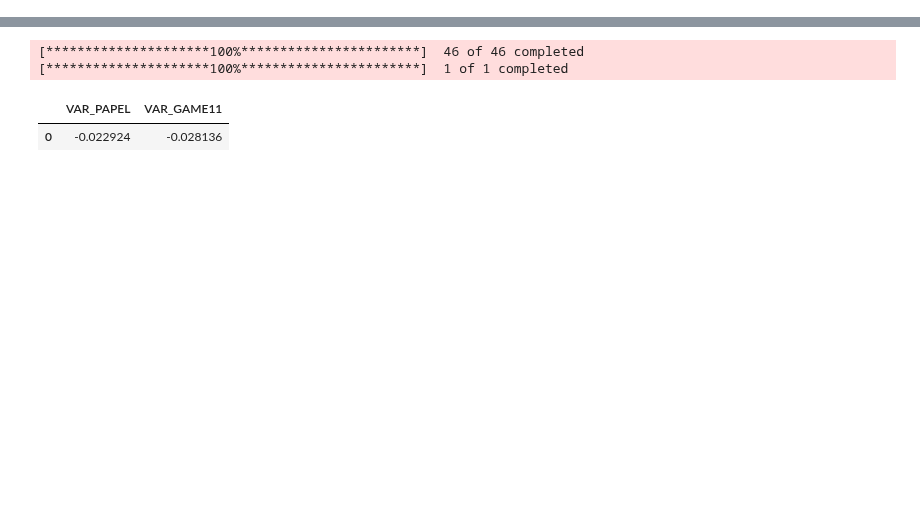
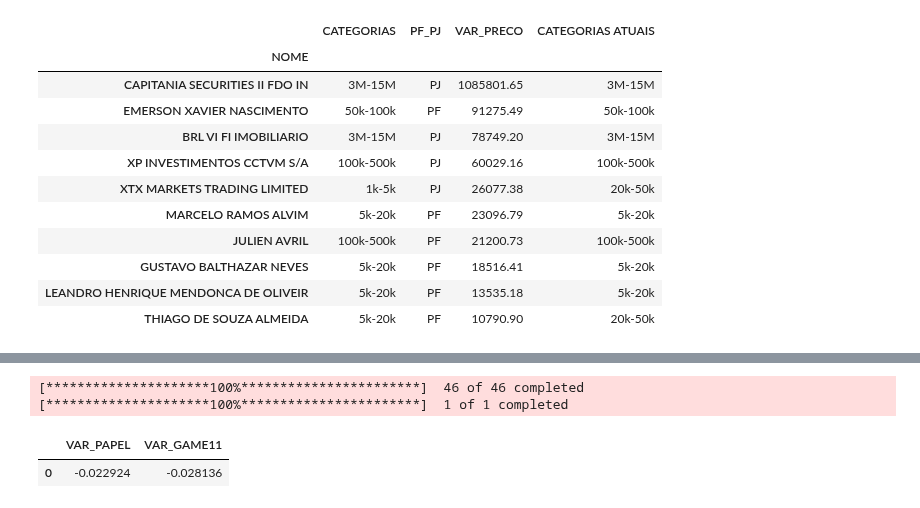
Before and after one commit to LucasFranco-guardian/Relat-rios-Passivo, a Jupyter notebook: MonthxWeek_GAME.ipynb, the cells around one changed output, grey strips where cells are left out. Cells and saved outputs as stored; diff of their text form; code cells hidden in the pictures; blank space fills up the shorter version.

```diff
--- a/MonthxWeek_GAME.ipynb
+++ b/MonthxWeek_GAME.ipynb
@@ -18,12 +18,12 @@ dfVENDA = dfMENSAL.query('OPERAÇÃO == "Venda"')
 
 dfCOMPRA_final = dfCOMPRA.groupby(['DOCUMENTO'], as_index=False).agg({'DOCUMENTO':'first','NOME':'first','PF_PJ':'first','TOTAL':'first','TOTAL_NOVO':'last','VAR_COTAS':'sum',
                                                                       'OPERAÇÃO':'first','FINANCEIRO_ATUAL':'first','FINANCEIRO_NOVO':'last', 'VAR_PRECO':'sum','CATEGORIAS ATUAIS':'last',
-                                                                      'CATEGORIAS ANTIGAS':'first','Participação_sup':'sum','ENTRADA_GARE15':'first','ENTRADA_GALG15':'first','DATA':'first',
+                                                                      'CATEGORIAS ANTIGAS':'first','Participação_sup':'sum','DATA':'first',
                                                                       'CATEGORIAS':'first'})
 
 dfVENDA_final = dfVENDA.groupby(['DOCUMENTO'], as_index=False).agg({'DOCUMENTO':'first','NOME':'first','PF_PJ':'first','TOTAL':'first','TOTAL_NOVO':'last','VAR_COTAS':'sum',
                                                                     'OPERAÇÃO':'first','FINANCEIRO_ATUAL':'first','FINANCEIRO_NOVO':'last','VAR_PRECO':'sum','CATEGORIAS ATUAIS':'last',
-                                                                    'CATEGORIAS ANTIGAS':'first','Participação_sup':'sum','ENTRADA_GARE15':'first','ENTRADA_GALG15':'first','DATA':'first',
+                                                                    'CATEGORIAS ANTIGAS':'first','Participação_sup':'sum','DATA':'first',
                                                                     'CATEGORIAS':'first'})
 
 total_compra = dfCOMPRA['VAR_PRECO'].sum()
@@ -249,28 +279,39 @@ plt.show()
 # %%
 cat = 'CATEGORIAS'
 cat_atuais = 'CATEGORIAS ATUAIS'
 Nome = 'NOME'
 doc = 'DOCUMENTO'
 fin_mov = 'VAR_PRECO'
 qtde_mov = 'VAR_COTAS'
 Op = 'OPERAÇÃO'
 tipo = 'PF_PJ'
-of = 'ENTRADA_GARE15'
-of2 = 'ENTRADA_GALG15'
 
-TOP10_Compra = dfCOMPRA_final[[Nome,cat,tipo,fin_mov,cat_atuais,of,of2]]
+TOP10_Compra = dfCOMPRA_final[[Nome,cat,tipo,fin_mov,cat_atuais]]
 
 TOP10_Compra = TOP10_Compra.sort_values(by = ['VAR_PRECO'], ascending=False).iloc[:10, :]
 
 TOP10_Compra['VAR_PRECO'] = TOP10_Compra['VAR_PRECO'].apply(lambda x: '{:.2f}'.format(x))
 
 TOP10_Compra = TOP10_Compra.set_index('NOME')
 
 mapear = {1: '0-1k', 2:'1k-5k', 3:'5k-20k', 4:'20k-50k', 5:'50k-100k', 6:'100k-500k', 7:'500k-1M', 8:'1M-3M', 9:'3M-15M', 10:'>15M'}
 
 TOP10_Compra['CATEGORIAS'] = TOP10_Compra['CATEGORIAS'].map(mapear)
 
 TOP10_Compra
+# %% [output]
+|  | CATEGORIAS | PF_PJ | VAR_PRECO | CATEGORIAS ATUAIS |
+| NOME |  |  |  |  |
+| CAPITANIA SECURITIES II FDO IN | 3M-15M | PJ | 1085801.65 | 3M-15M |
+| EMERSON XAVIER NASCIMENTO | 50k-100k | PF | 91275.49 | 50k-100k |
+| BRL VI FI IMOBILIARIO | 3M-15M | PJ | 78749.20 | 3M-15M |
+| XP INVESTIMENTOS CCTVM S/A | 100k-500k | PJ | 60029.16 | 100k-500k |
+| XTX MARKETS TRADING LIMITED | 1k-5k | PJ | 26077.38 | 20k-50k |
+| MARCELO RAMOS ALVIM | 5k-20k | PF | 23096.79 | 5k-20k |
+| JULIEN AVRIL | 100k-500k | PF | 21200.73 | 100k-500k |
+| GUSTAVO BALTHAZAR NEVES | 5k-20k | PF | 18516.41 | 5k-20k |
+| LEANDRO HENRIQUE MENDONCA DE OLIVEIR | 5k-20k | PF | 13535.18 | 5k-20k |
+| THIAGO DE SOUZA ALMEIDA | 5k-20k | PF | 10790.90 | 20k-50k |
 # %%
 cat = 'CATEGORIAS'
 cat_atuais = 'CATEGORIAS ATUAIS'
```
Also changed, not shown: parts of 7 cells of this notebook.
